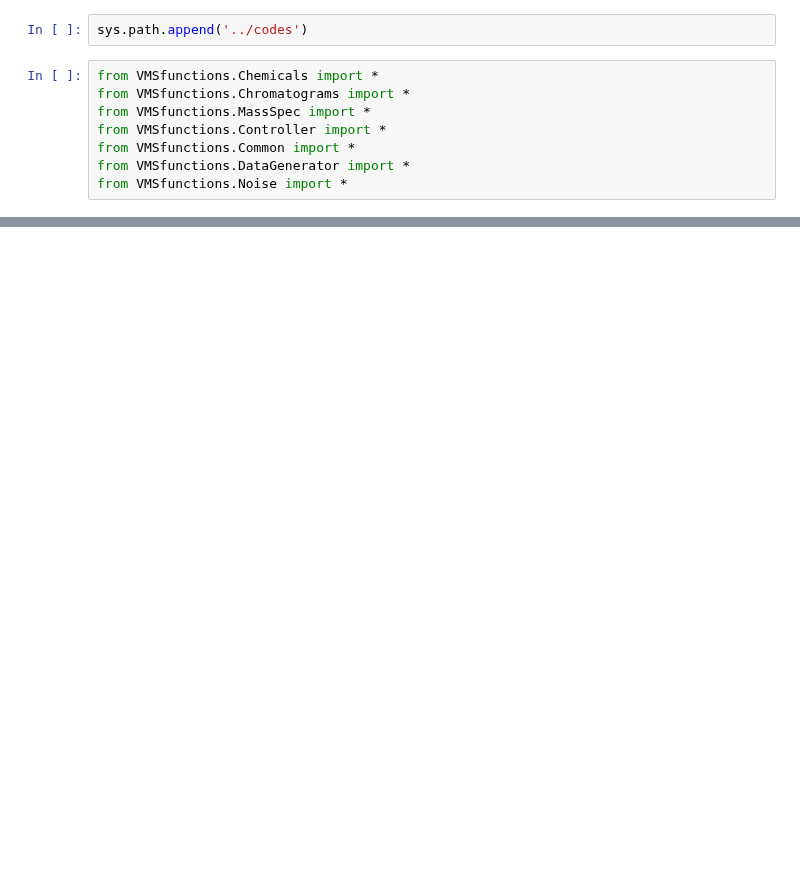
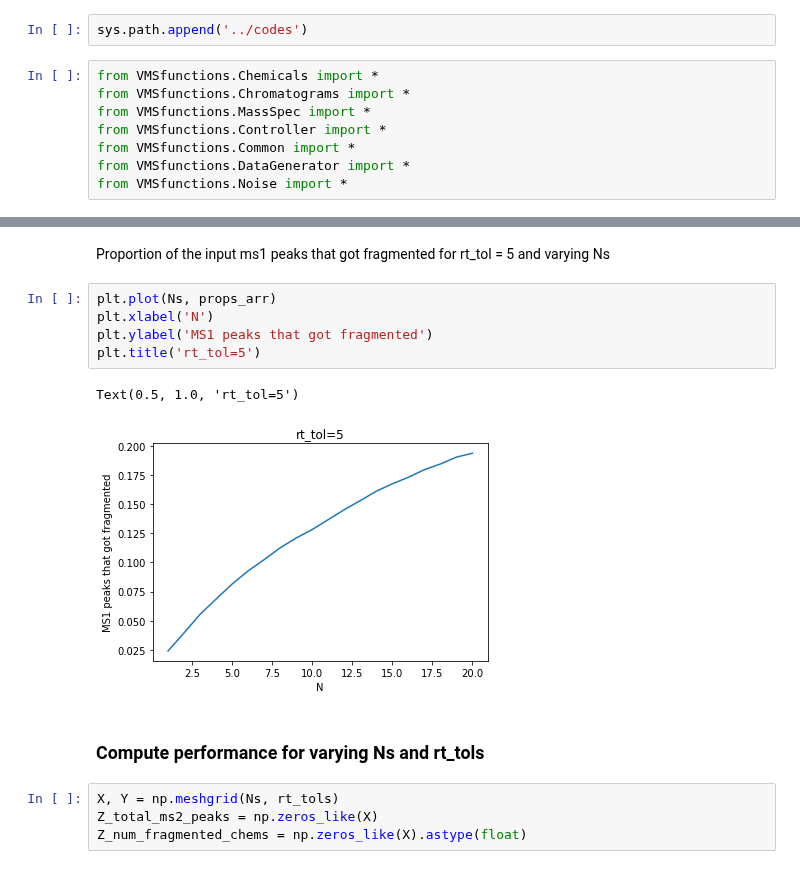
Before and after one commit to sdrogers/clms, a Jupyter notebook: Simulator/notebooks/top-N-experiments-analysis.ipynb, the cells around one changed output, grey strips where cells are left out. Cells and saved outputs as stored; diff of their text form; blank space fills up the shorter version.

```diff
--- a/Simulator/notebooks/top-N-experiments-analysis.ipynb
+++ b/Simulator/notebooks/top-N-experiments-analysis.ipynb
@@ -61,0 +178,16 @@ most_intense = sorted_dataset[0:100]
+# %% [markdown]
+Proportion of the input ms1 peaks that got fragmented for rt_tol = 5 and varying Ns
+# %%
+plt.plot(Ns, props_arr)
+plt.xlabel('N')
+plt.ylabel('MS1 peaks that got fragmented')
+plt.title('rt_tol=5')
+# %% [output]
+Text(0.5, 1.0, 'rt_tol=5')
+[figure, added]
+# %% [markdown]
+### Compute performance for varying Ns and rt_tols
+# %%
+X, Y = np.meshgrid(Ns, rt_tols)
+Z_total_ms2_peaks = np.zeros_like(X)
+Z_num_fragmented_chems = np.zeros_like(X).astype(float)
```
Also changed, not shown: parts of 41 cells of this notebook, 1 other file.
